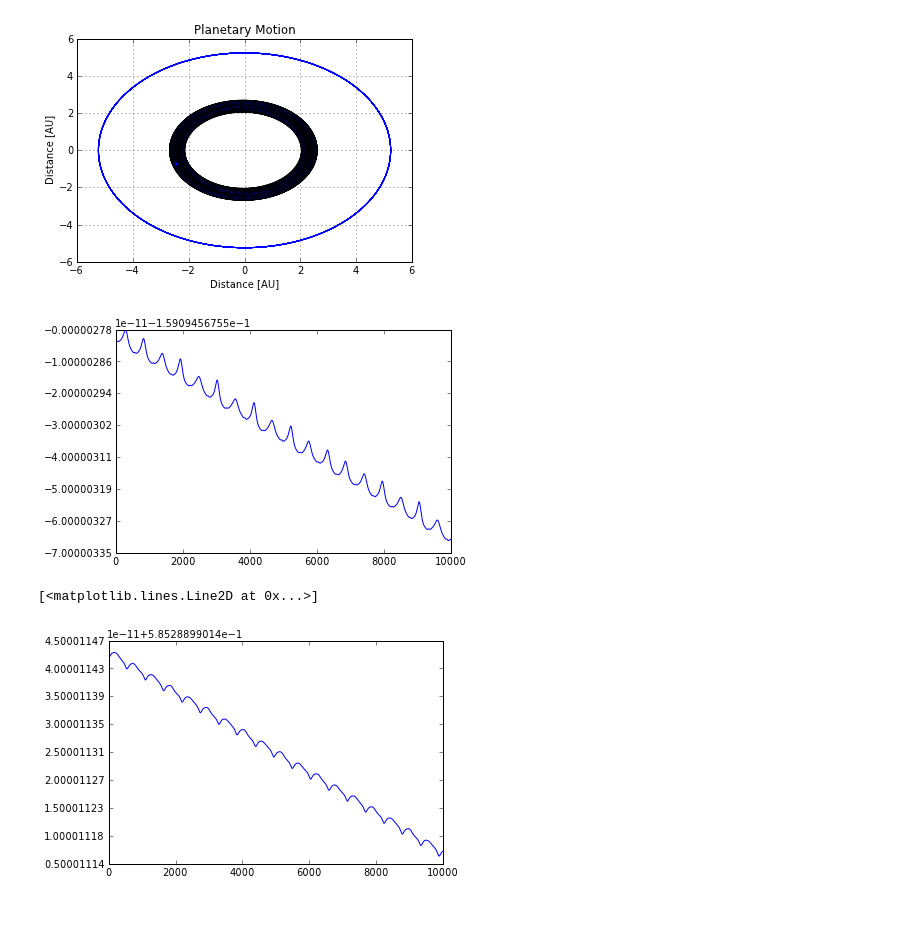
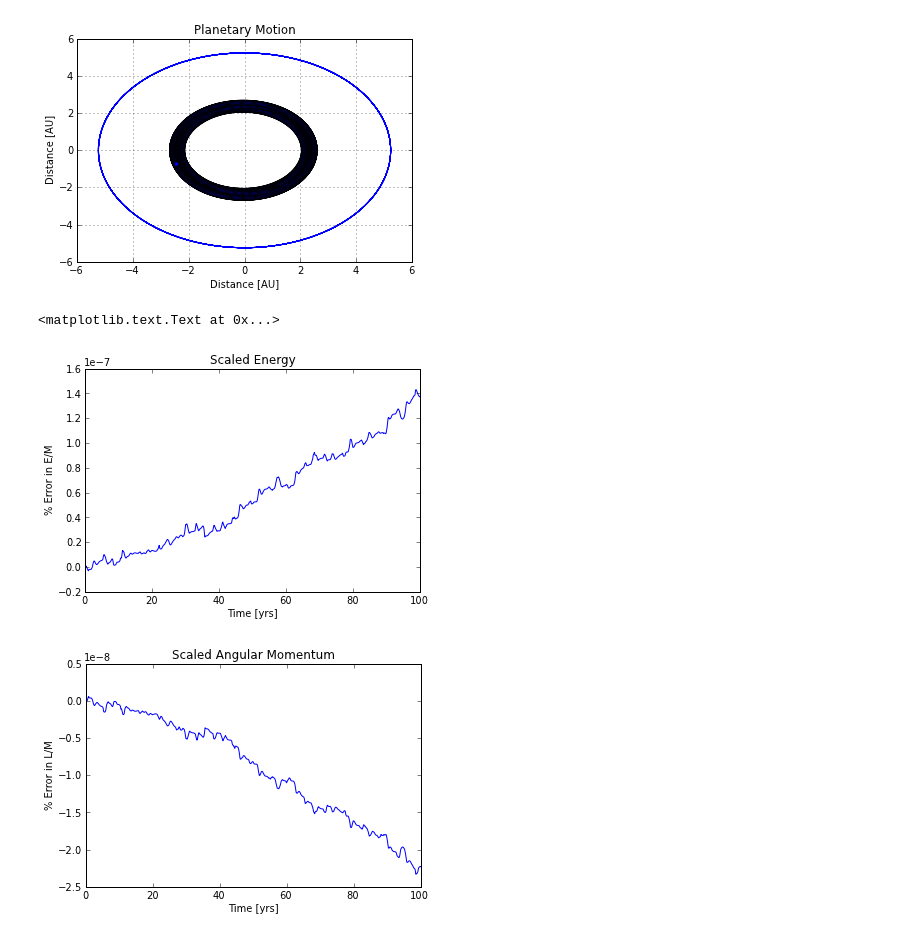
Before and after one commit to johnymontana/CSCI_577, a Jupyter notebook: Pyton_ODE_Integrators_Refactor.ipynb, the cells around one changed output. Saved outputs shown, nothing was run; the diff lists cells and outputs as text; code cells hidden in the pictures; blank space fills up the shorter version.

```diff
--- a/Pyton_ODE_Integrators_Refactor.ipynb
+++ b/Pyton_ODE_Integrators_Refactor.ipynb
@@ -164,12 +157,28 @@ show()
 # %% [output]
 [figure]
 # %%
-rk_energy = energy_calc(state_array)
-rk_momentum = a_momentum_calc(state_array)
-plot(rk_energy)
-show()
-plot(rk_momentum)
+#rk_energy = energy_calc(state_array)
+#rk_momentum = a_momentum_calc(state_array)
+#plot(rk_energy)
+#show()
+#plot(rk_momentum)
-# %% [output]
-[figure, removed]
-[<matplotlib.lines.Line2D at 0x...>]
-[figure, removed]
+# %%
+energy = array(energy_calc(y))
+energy = (energy - energy[0])/energy[0]
+figure(2)
+plot (time, energy)
+xlabel('Time [yrs]')
+ylabel('% Error in E/M')
+title('Scaled Energy')
+
+momentum = array(a_momentum_calc(y))
+momentum = (momentum - momentum[0])/momentum[0]
+figure(3)
+plot(time, momentum)
+xlabel('Time [yrs]')
+ylabel('% Error in L/M')
+title('Scaled Angular Momentum')
+# %% [output]
+<matplotlib.text.Text at 0x...>
+[figure, added]
+[figure, added]
```
Also changed, not shown: parts of 7 cells of this notebook.
